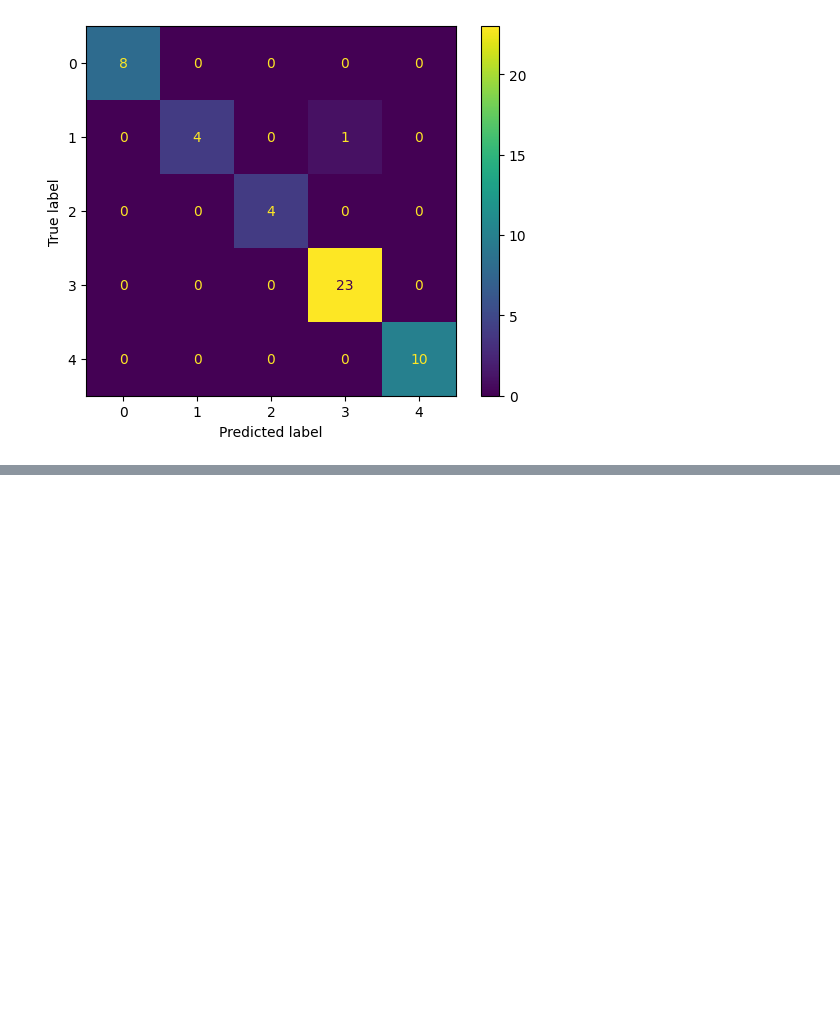
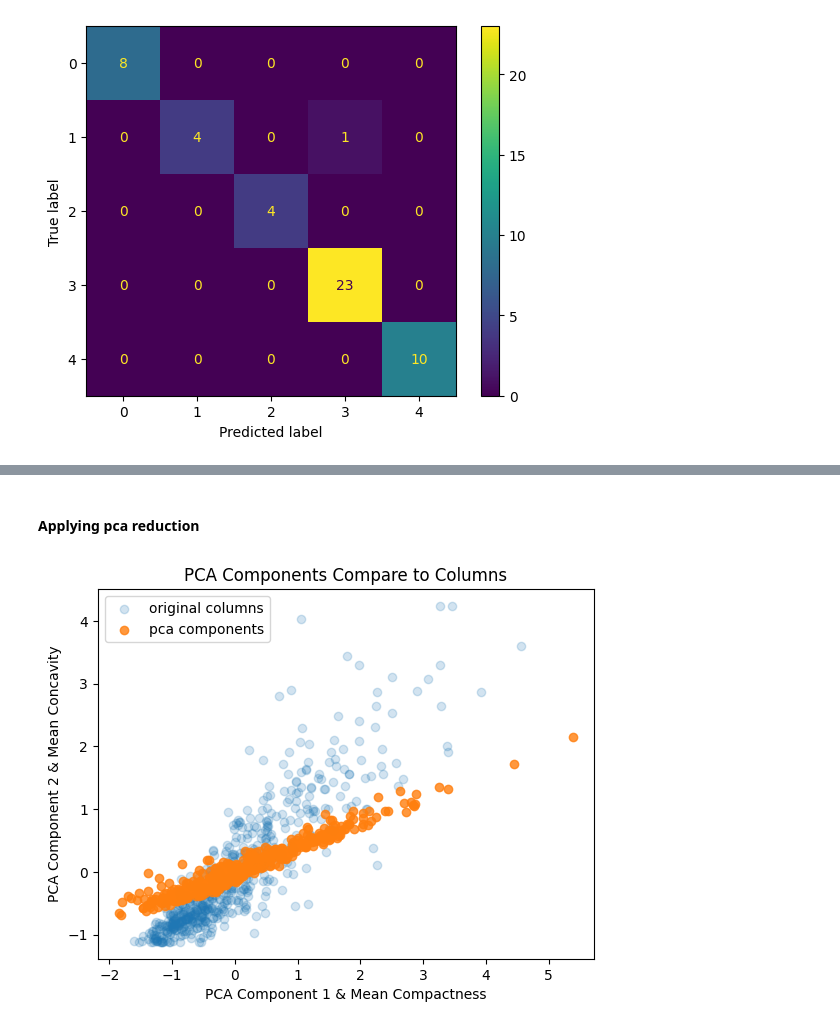
Before and after one commit to cohensaeb/class_notes, a Jupyter notebook: 1002_Assignment_2/Assignment_2_Ahmad_Sayeb.ipynb, the cells around one changed output, grey strips where cells are left out. Drawn from its saved outputs; the diff is of its cells as text; code cells hidden in the pictures; blank space fills up the shorter version.

Commit message:
pca reduction completed

```diff
--- a/1002_Assignment_2/Assignment_2_Ahmad_Sayeb.ipynb
+++ b/1002_Assignment_2/Assignment_2_Ahmad_Sayeb.ipynb
@@ -262,0 +304,38 @@ confusion matrix for Decesion Tree
+# %%
+def load_data():
+    '''
+    load breast cancer data and normalize it
+    '''
+    cancer = load_breast_cancer()
+    df = pd.DataFrame(np.c_[cancer['data'], cancer['target']],
+                  columns= np.append(cancer['feature_names'], ['target']))
+    df_normalized=(df - df.mean()) / df.std()
+    return df_normalized
+
+
+def pca_reduction(df: 'dataframe', n: int) -> 'dataframe':
+    '''
+    peform pca reduction on dataframe and plots PCA against first two columns
+    passed dataframe must be normalized
+    '''
+    X = df.loc[:, df.columns != 'target']
+    pca = decomposition.PCA(n_components=n)
+    principal_comp = pca.fit_transform(X)
+    principal_df = pd.DataFrame(data=principal_comp, columns=['principal_comp_1', 'principal_comp_2'])
+    final_df = pd.concat([principal_df, df[['target']]], axis=1)
+
+    #plot the PCA and the old data
+    X_new = pca.inverse_transform(principal_comp)
+    plt.scatter(X['mean compactness'].values, X['mean concavity'].values, label='original columns', alpha=0.2)
+    plt.scatter(X_new[:, 0], X_new[:, 1],label='pca components', alpha=0.8)
+    plt.axis('equal')
+    plt.legend(loc="upper left")
+    plt.xlabel('PCA Component 1 & Mean Compactness')
+    plt.ylabel('PCA Component 2 & Mean Concavity')
+    plt.title('PCA Components Compare to Columns')
+    return final_df
+
+
+def lda_reduction(df: 'dataframe'm n: int):
+    '''
+    performs lda reduction on dataframe and plots lda against one column
@@ -262,0 +344,2 @@ confusion matrix for Decesion Tree
+# %%
+df = load_data()
@@ -262,0 +361,6 @@ confusion matrix for Decesion Tree
+# %% [markdown]
+#### Applying pca reduction
+# %%
+pca_2_df = pca_reduction(df, 2)
+# %% [output]
+[figure, added]
```
Also changed, not shown: parts of 10 cells of this notebook.
